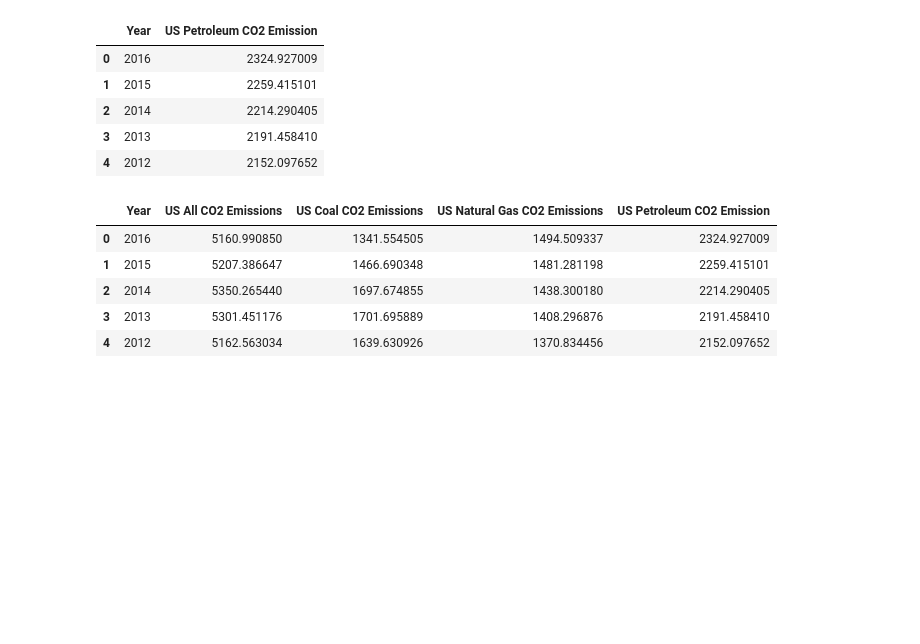
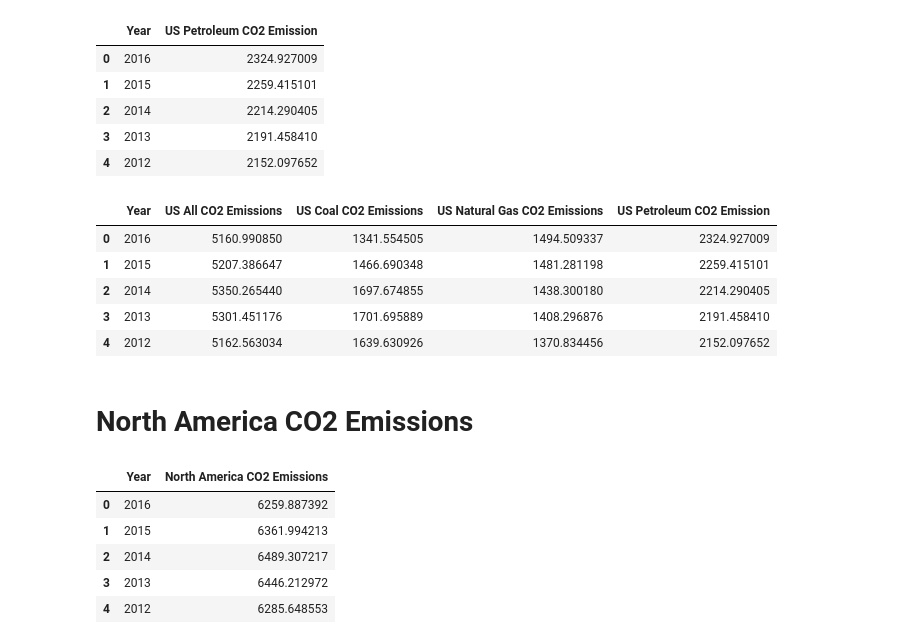
Before and after one commit to david-kishi/US_Energy_Consumption_Analysis, a Jupyter notebook: Data/CO2_Emissions_Query.ipynb, the cells around one changed output. Drawn from its saved outputs; the diff is of its cells as text; code cells hidden in the pictures; blank space fills up the shorter version.

Commit message:
added North America and World CO2 Emission Data

```diff
--- a/Data/CO2_Emissions_Query.ipynb
+++ b/Data/CO2_Emissions_Query.ipynb
@@ -49,6 +57,12 @@ us_co2allfuels = '&series_id=EMISS.CO2-TOTV-TT-TO-US.A'
 us_co2coal = '&series_id=EMISS.CO2-TOTV-TT-CO-US.A'
 us_co2naturalgas = '&series_id=EMISS.CO2-TOTV-TT-NG-US.A'
 us_co2petroleum = '&series_id=EMISS.CO2-TOTV-TT-PE-US.A'
+
+#North America
+na_co2 = '&series_id=INTL.4008-8-NOAM-MMTCD.A'
+
+#World
+world_co2 = '&series_id=INTL.4008-8-WORL-MMTCD.A'
 # %% [markdown]
 # CA ALL FUELS CO2 EMISSIONS
 # %%
@@ -252,3 +266,30 @@ df_us_combine.head()
 # %%
 df_ca_combine.to_csv('../Resources/TotalCO2Emissions_CA.csv')
 df_us_combine.to_csv('../Resources/TotalCO2Emissions_US.csv')
+# %% [markdown]
+# North America CO2 Emissions
+# %%
+response_na_co2 = requests.get(url + api_key + na_co2).json()
+
+response_na_co2_data = response_na_co2['series']
+
+#North America Year
+year_na_co2= []
+
+#North America Value
+value_na_co2= []
+
+for item in response_na_co2_data:
+    for i in range(len(item['data'])):
+        year_na_co2.append(item['data'][i][0])
+        value_na_co2.append(item['data'][i][1])
+
+df_na_co2_data = pd.DataFrame({'Year':year_na_co2, 'North America CO2 Emissions':value_na_co2})
+df_na_co2_data.head()
+# %% [output]
+|  | Year | North America CO2 Emissions |
+| 0 | 2016 | 6259.887392 |
+| 1 | 2015 | 6361.994213 |
+| 2 | 2014 | 6489.307217 |
+| 3 | 2013 | 6446.212972 |
+| 4 | 2012 | 6285.648553 |
```
Also changed, not shown: parts of 4 cells of this notebook, 2 other files.
